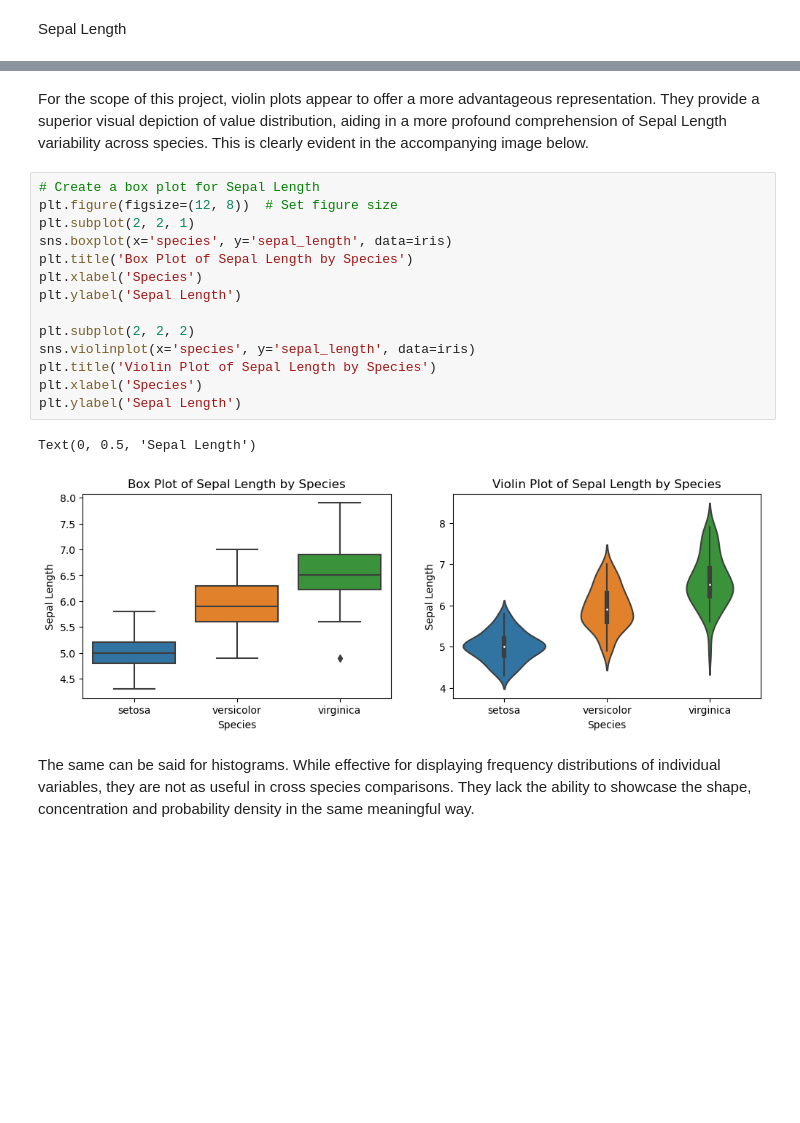
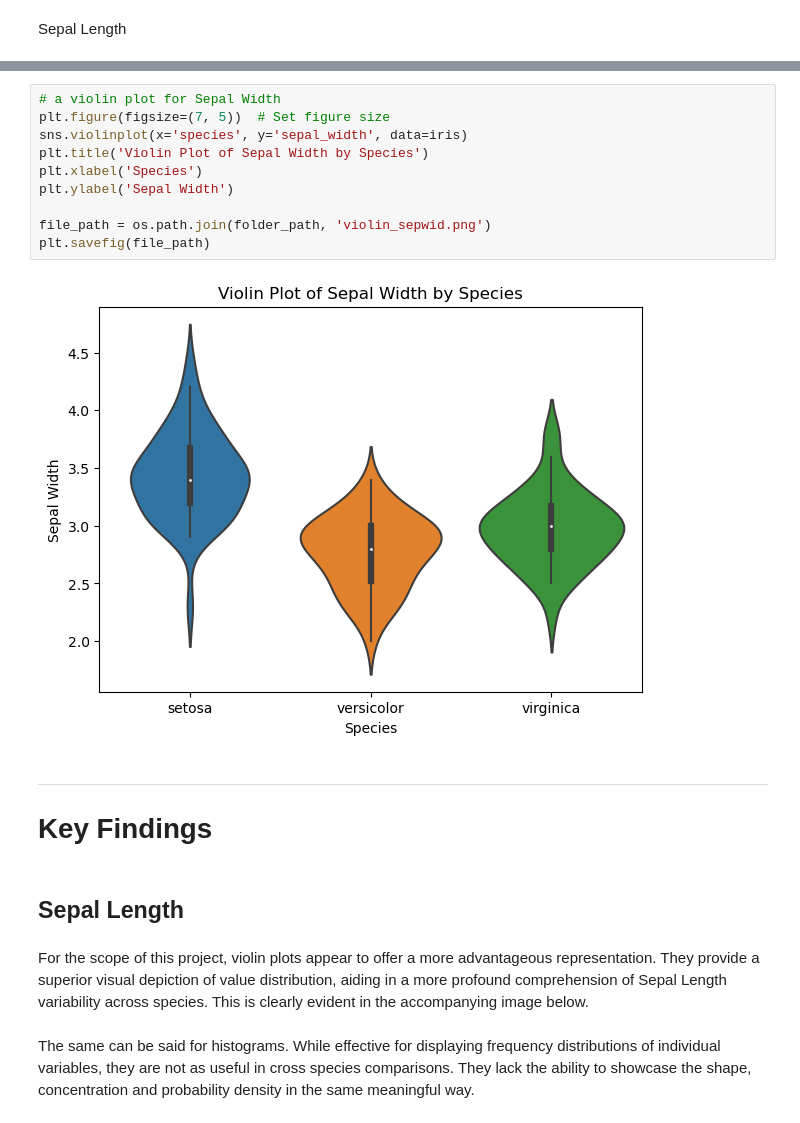
Before and after one commit to nexlanglxm/fundamentals-of-data-analysis, a Jupyter notebook: project.ipynb, the cells around one changed output, grey strips where cells are left out. Saved outputs shown, nothing was run; the diff lists cells and outputs as text; blank space fills up the shorter version.

```diff
--- a/project.ipynb
+++ b/project.ipynb
@@ -178,21 +213,21 @@ Sepal Length
+# %%
+# a violin plot for Sepal Width
+plt.figure(figsize=(7, 5))  # Set figure size
+sns.violinplot(x='species', y='sepal_width', data=iris)
+plt.title('Violin Plot of Sepal Width by Species')
+plt.xlabel('Species')
+plt.ylabel('Sepal Width')
+
+file_path = os.path.join(folder_path, 'violin_sepwid.png')
+plt.savefig(file_path)
+# %% [output]
+[figure, added]
+# %% [markdown]
+---
+# Key Findings
+# %% [markdown]
+## Sepal Length
 # %% [markdown]
 For the scope of this project, violin plots appear to offer a more advantageous representation. They provide a superior visual depiction of value distribution, aiding in a more profound comprehension of Sepal Length variability across species. This is clearly evident in the accompanying image below.
-# %%
-# Create a box plot for Sepal Length
-plt.figure(figsize=(12, 8))  # Set figure size
-plt.subplot(2, 2, 1)
-sns.boxplot(x='species', y='sepal_length', data=iris)
-plt.title('Box Plot of Sepal Length by Species')
-plt.xlabel('Species')
-plt.ylabel('Sepal Length')
-
-plt.subplot(2, 2, 2)
-sns.violinplot(x='species', y='sepal_length', data=iris)
-plt.title('Violin Plot of Sepal Length by Species')
-plt.xlabel('Species')
-plt.ylabel('Sepal Length')
-# %% [output]
-Text(0, 0.5, 'Sepal Length')
-[figure, removed]
 # %% [markdown]
 The same can be said for histograms. While effective for displaying frequency distributions of individual variables, they are not as useful in cross species comparisons. They lack the ability to showcase the shape, concentration and probability density in the same meaningful way.
```
Also changed, not shown: parts of 8 cells of this notebook.
